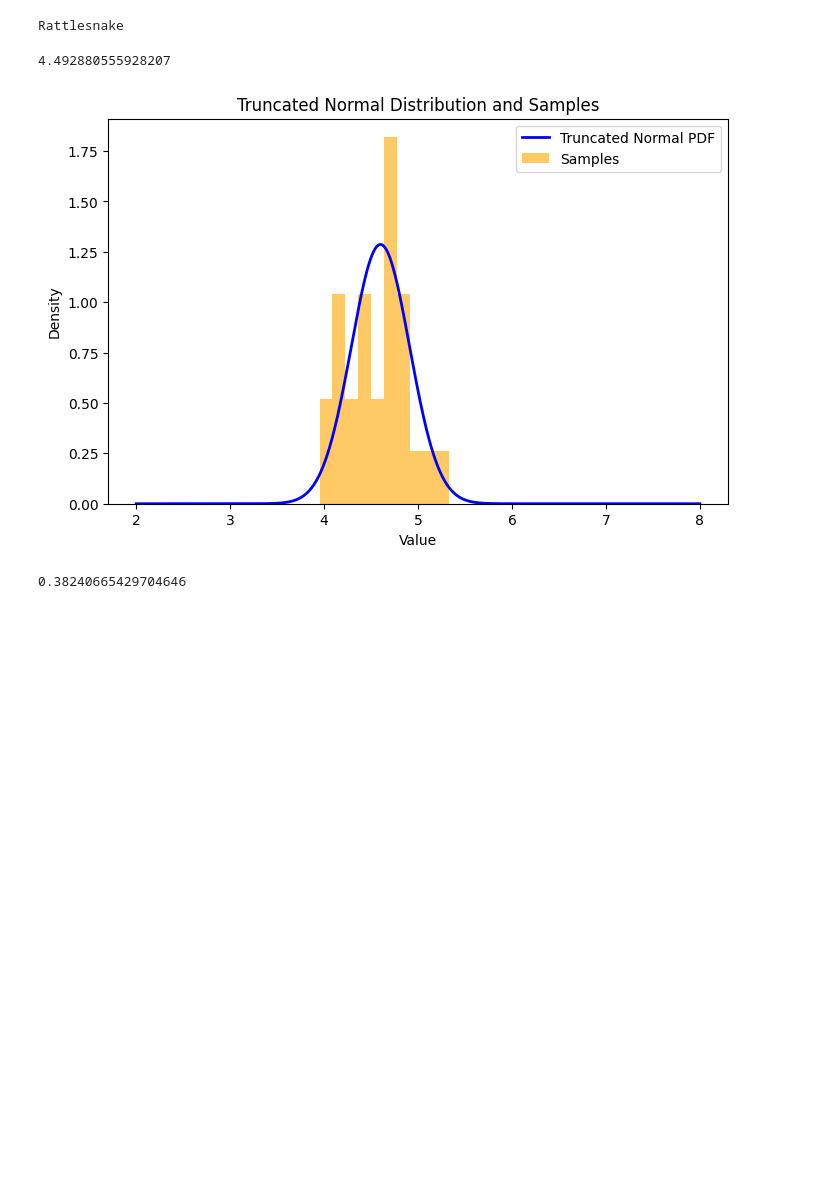
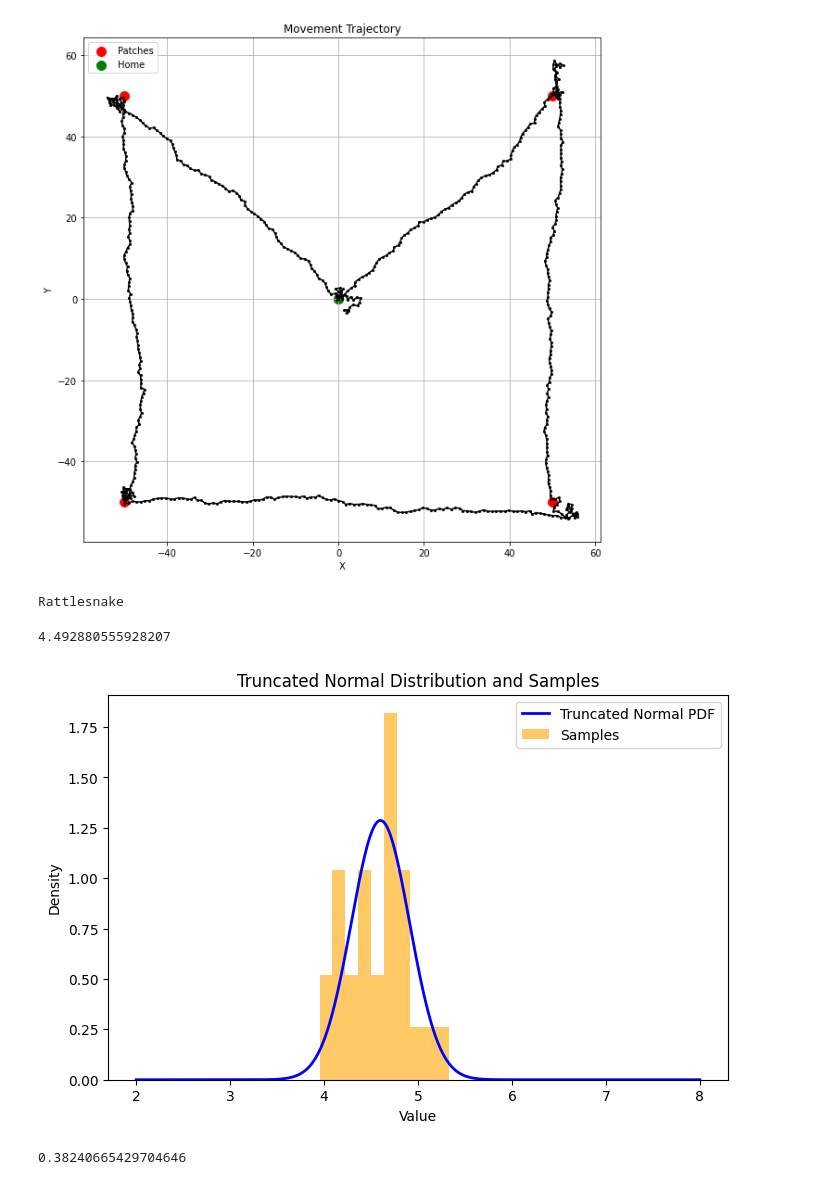
Before and after one commit to michaelremington2/therma_sim, a Jupyter notebook: src/therma_sim/scratch_code.ipynb, the cells around one changed output. Cells and saved outputs as stored; diff of their text form; code cells hidden in the pictures; blank space fills up the shorter version.

Commit message:
made progress on krat movement.

```diff
--- a/src/therma_sim/scratch_code.ipynb
+++ b/src/therma_sim/scratch_code.ipynb
@@ -16,3 +63,70 @@ print(sample)
+# %%
+# Functions
+def kappa_function(distance, min_kappa=0.01):
+    return min_kappa * np.exp(distance)
+
+def euclidean_distance(current_position, destination_pos):
+    return np.linalg.norm(np.array(destination_pos) - np.array(current_position))
+
+def angle_between_points(point1, point2):
+    delta = np.array(point2) - np.array(point1)
+    return np.arctan2(delta[1], delta[0])
+
+def b_line_move(current_direction, kappa=10):
+    return np.random.vonmises(mu=current_direction, kappa=kappa)
+
+def forage_move(current_direction, kappa=0.01):
+    return np.random.vonmises(mu=current_direction, kappa=kappa)
+
+def vectorized_movement(start_pos, patches, steps_per_patch=25):
+    trajectory = [np.array(start_pos, dtype=float)]
+    current_pos = np.array(start_pos, dtype=float)
+
+    for patch_name, patch_pos in patches.items():
+        # Move in a beeline toward the patch
+        while euclidean_distance(current_pos, patch_pos) > 1:
+            direction = angle_between_points(current_pos, patch_pos)
+            move_angle = b_line_move(direction)
+            move_vector = np.array([np.cos(move_angle), np.sin(move_angle)])
+            current_pos += move_vector
+            trajectory.append(current_pos.copy())
+
+        # Forage within the patch
+        for _ in range(steps_per_patch):
+            forage_angle = forage_move(direction)
+            move_vector = np.array([np.cos(forage_angle), np.sin(forage_angle)])
+            current_pos += move_vector
+            trajectory.append(current_pos.copy())
+
+    return np.array(trajectory)
+
+start_position = (0, 0)
+# Patch positions
+patches = {
+    'patch_1': (50, 50),
+    'patch_2': (50, -50),
+    'patch_3': (-50, -50),
+    'patch_4': (-50, 50),
+    'home': start_position
+}
+
+# Simulate movement
+
+path = vectorized_movement(start_position, patches)
+
+# Plot the movement
+plt.figure(figsize=(10, 10))
+plt.plot(path[:, 0], path[:, 1], marker='o', markersize=2, linestyle='-', color='k')
+plt.scatter(*zip(*patches.values()), color='r', s=100, label='Patches')
+plt.scatter(start_position[0], start_position[1], color='g', s=100, label='Home')
+plt.title("Movement Trajectory")
+plt.xlabel("X")
+plt.ylabel("Y")
+plt.legend()
+plt.grid(True)
+plt.show()
+# %% [output]
+[figure, added]
 # %%
 class Rattlesnake(object):
     def __init__(self) -> None:
```
Also changed, not shown: parts of 4 cells of this notebook, 10 other files.
